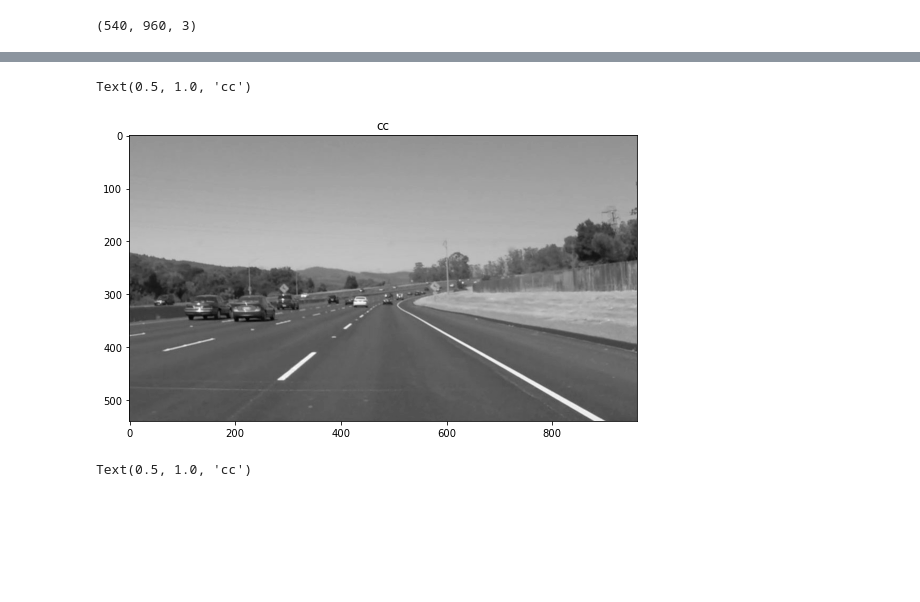
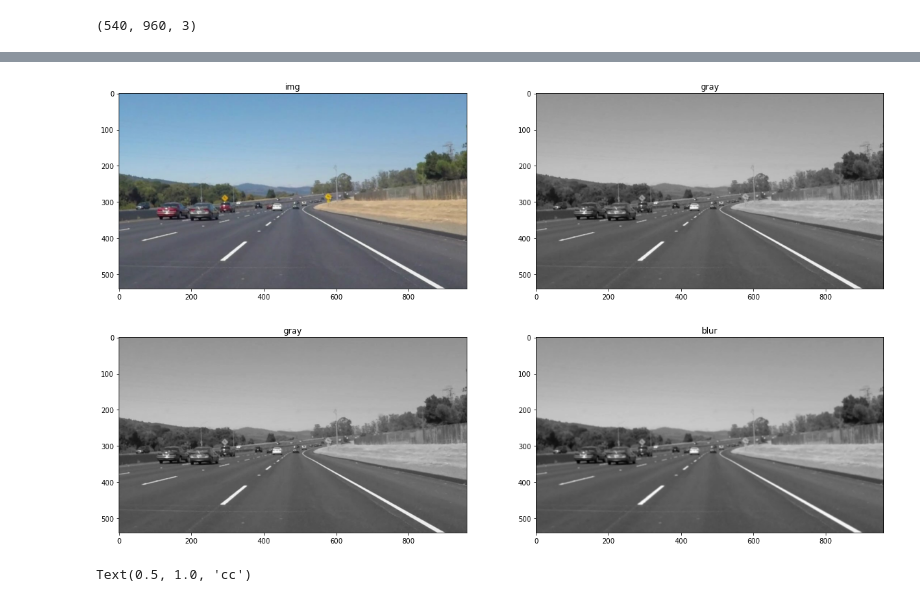
Before and after one commit to karthikeyanrathore/Lane-Line-Detection, a Jupyter notebook: White Lanes (Done).ipynb, the cells around one changed output, grey strips where cells are left out. Cells and saved outputs as stored; diff of their text form; code cells hidden in the pictures; blank space fills up the shorter version.

```diff
--- a/White Lanes (Done).ipynb
+++ b/White Lanes (Done).ipynb
@@ -29,8 +29,13 @@ gray = cv2.cvtColor(img , cv2.COLOR_RGB2GRAY)
 # %%
 plt.figure(figsize=(20,20))
 plt.subplot(1,2,1)
+plt.imshow(img)
+plt.title("img")
+
+plt.subplot(1,2,2)
 plt.imshow(gray, cmap="gray")
-plt.title("cc")
+plt.title("gray")
+
+plt.savefig('images/gray.png', transparent=True)
 # %% [output]
-Text(0.5, 1.0, 'cc')
-[figure, old version]
+[figure, new version]
@@ -37,3 +44,16 @@ Text(0.5, 1.0, 'cc')
+# %%
+plt.figure(figsize=(20,20))
+plt.subplot(1,2,1)
+plt.imshow(gray, cmap="gray")
+plt.title("gray")
+
+plt.subplot(1,2,2)
+plt.imshow(blur, cmap="gray")
+plt.title("blur")
+
+plt.savefig('images/blur.png', transparent=True)
+# %% [output]
+[figure, added]
 # %%
 ci = cv2.Canny(gray, 200, 300)
 # %%
```
Also changed, not shown: parts of 2 cells of this notebook, 11 other files.
